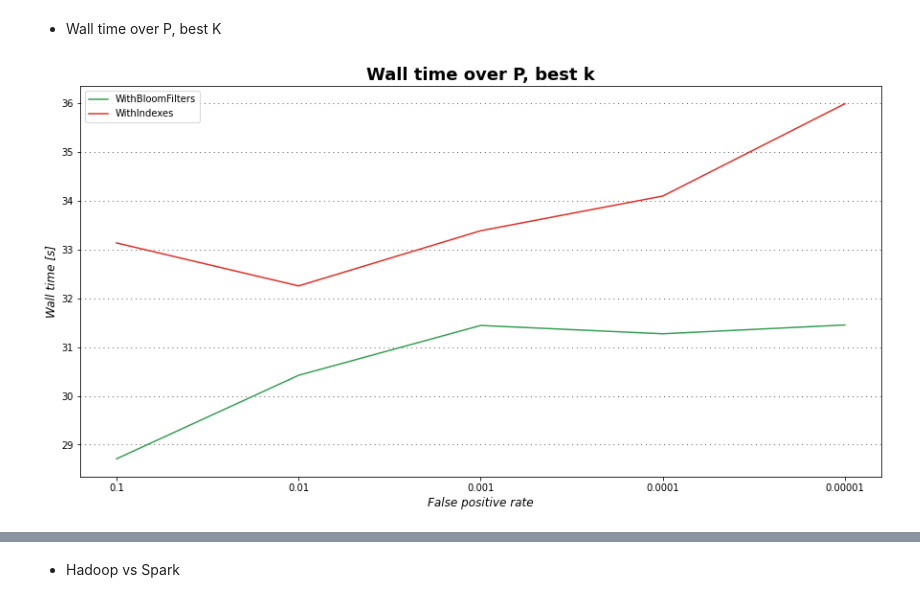
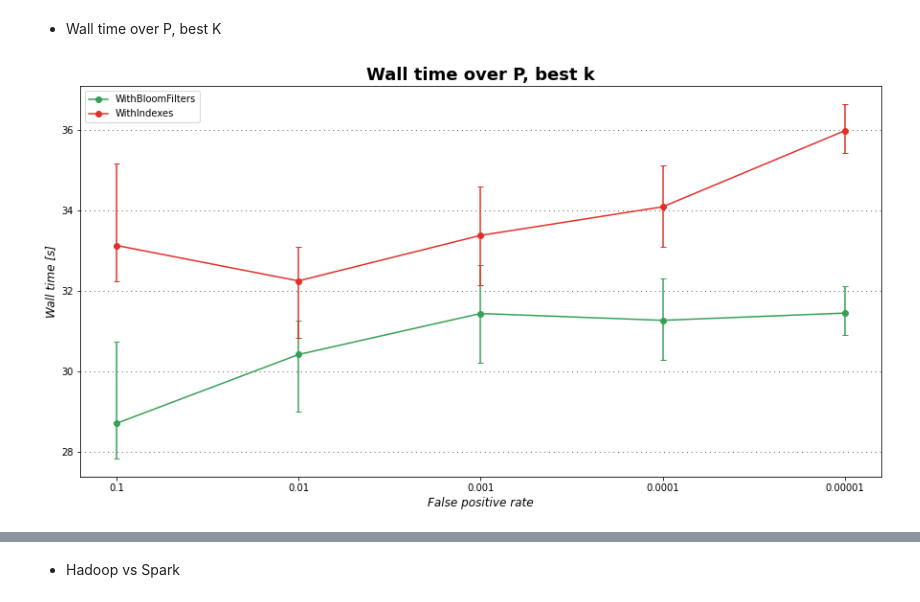
Before and after one commit to MPinna/MapReduceBloomFilter, a Jupyter notebook: dataAnalysis/data_analysis.ipynb, the cells around one changed output, grey strips where cells are left out. Saved outputs shown, nothing was run; the diff lists cells and outputs as text; code cells hidden in the pictures.

Commit message:
plots

```diff
--- a/dataAnalysis/data_analysis.ipynb
+++ b/dataAnalysis/data_analysis.ipynb
@@ -191,10 +191,12 @@ COLORS = sns.color_palette(None, 10)
 plt.rcParams["figure.figsize"] = [15, 7.5]
 plt.rcParams["figure.autolayout"] = False
 
-def plot_data(filename, x_series, y_series, legend, labels, title='', colors=COLORS, scale='linear', auto_range=False, **kwargs):
+def plot_data(filename, x_series, y_series, legend, labels, title='', colors=COLORS, scale='linear', auto_range=False, err=None, **kwargs):
 
     for data, label, color in zip(y_series, legend, colors):
         x = range(0, len(data)) if x_series is None or IGNORE_X else x_series
+        if err is not None:
+            plt.errorbar(x, data, err, linestyle='None', color=color, capsize=3)
         plt.plot(x, data, label=label, color=color, **kwargs)
 
 
@@ -208,9 +210,9 @@ def plot_data(filename, x_series, y_series, legend, labels, title='', colors=COL
     plt.xlabel(labels[0],fontsize=12, style='italic')
     plt.ylabel(labels[1],fontsize=12, style='italic')
     plt.yscale(scale)
+
     plt.savefig(f"data/plots/{filename}.pdf")
     plt.savefig(f"data/plots/{filename}.png")
-
 
     if INTERACTIVE:
         plt.show()
@@ -376,16 +377,19 @@ plot_data('hadoop_wallTimeK', K, wallTime, legend, ['# Hash Functions (K)', 'Wal
 # %%
 K = ['0']
 P = ['0.1','0.01','0.001','0.0001','0.00001']
 
 VERSIONS = ['WithBloomFilters','WithIndexes']
 
 wallTime = [[hadoop_aggregate[f'WithBloomFiltersP{p}K{k}']['wallTime']['avg'] for p in P] for k in K] + \
                 [[hadoop_aggregate[f'WithIndexesP{p}K{k}']['wallTime']['avg'] for p in P] for k in K]
 
+error = [[hadoop_aggregate[f'WithBloomFiltersP{p}K{k}']['wallTime']['std'] for p in P] for k in K] + \
+                [[hadoop_aggregate[f'WithIndexesP{p}K{k}']['wallTime']['std'] for p in P] for k in K]
+
 legend = [f'{version}' for version in VERSIONS ]
 
 plot_data('hadoop_wallTimeP_bestK', P, wallTime, legend, ['False positive rate', 'Wall time [s]'],
           title='Wall time over P, best k', colors=sns.color_palette('Greens_d', len(K)) + sns.color_palette('Reds_d', len(K)),
-          auto_range=True)
+          auto_range=True, err=error, marker='o')
 # %% [output]
-[figure, old version]
+[figure, new version]
```
Also changed, not shown: parts of 5 cells of this notebook, 15 other files.
